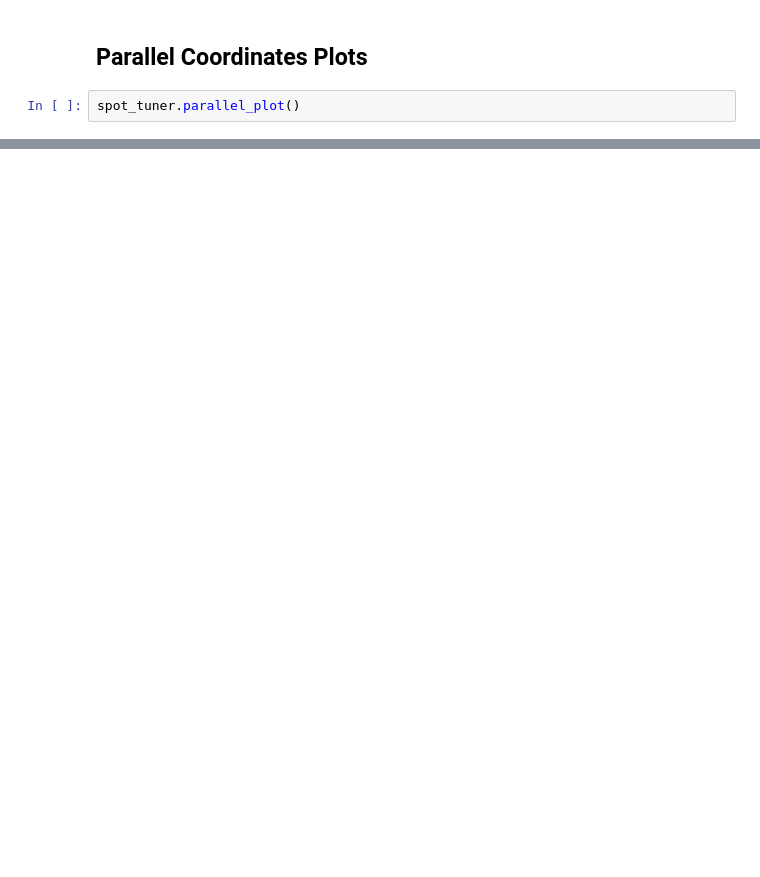
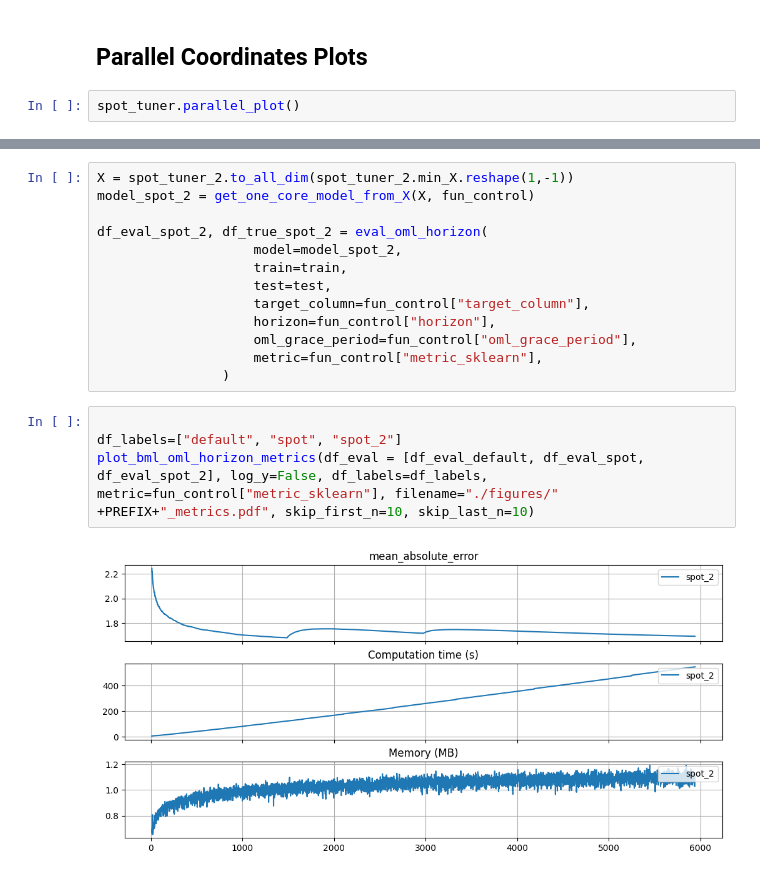
Before and after one commit to sn-code-inside/online-machine-learning, a Jupyter notebook: ch10_friedman-hpt-htr.ipynb, the cells around one changed output, grey strips where cells are left out. Drawn from its saved outputs; the diff is of its cells as text; blank space fills up the shorter version.

```diff
--- a/ch10_friedman-hpt-htr.ipynb
+++ b/ch10_friedman-hpt-htr.ipynb
@@ -574,0 +772,19 @@ spot_tuner.parallel_plot()
+# %%
+X = spot_tuner_2.to_all_dim(spot_tuner_2.min_X.reshape(1,-1))
+model_spot_2 = get_one_core_model_from_X(X, fun_control)
+
+df_eval_spot_2, df_true_spot_2 = eval_oml_horizon(
+                    model=model_spot_2,
+                    train=train,
+                    test=test,
+                    target_column=fun_control["target_column"],
+                    horizon=fun_control["horizon"],
+                    oml_grace_period=fun_control["oml_grace_period"],
+                    metric=fun_control["metric_sklearn"],
+                )
+# %%
+
+df_labels=["default", "spot", "spot_2"]
+plot_bml_oml_horizon_metrics(df_eval = [df_eval_default, df_eval_spot, df_eval_spot_2], log_y=False, df_labels=df_labels, metric=fun_control["metric_sklearn"], filename="./figures/" +PREFIX+"_metrics.pdf", skip_first_n=10, skip_last_n=10)
+# %% [output]
+[figure, added]
```
Also changed, not shown: parts of 19 cells of this notebook, 9 other files.
